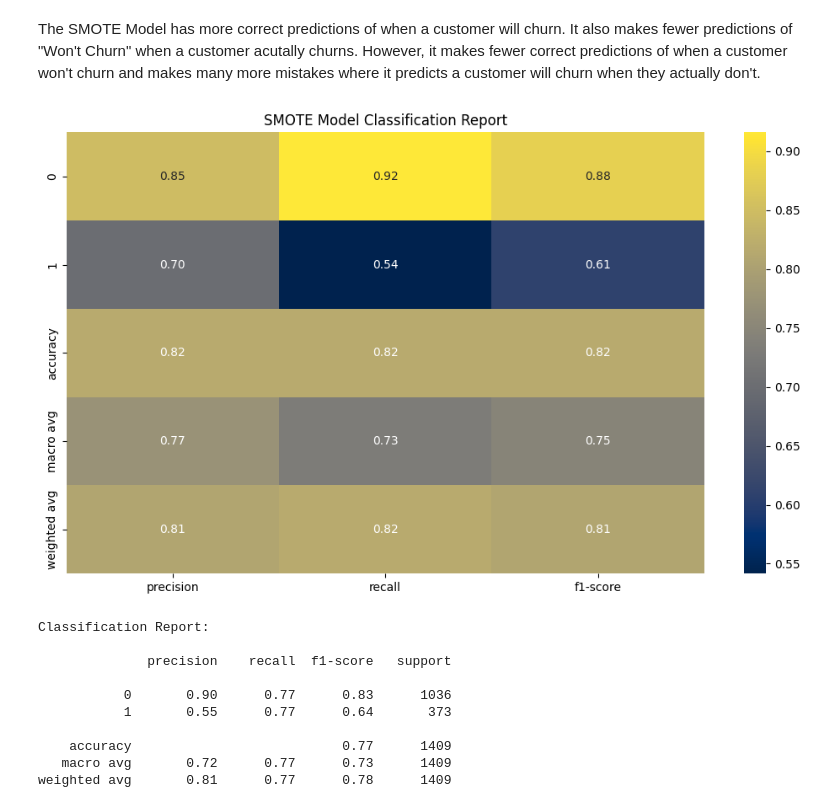
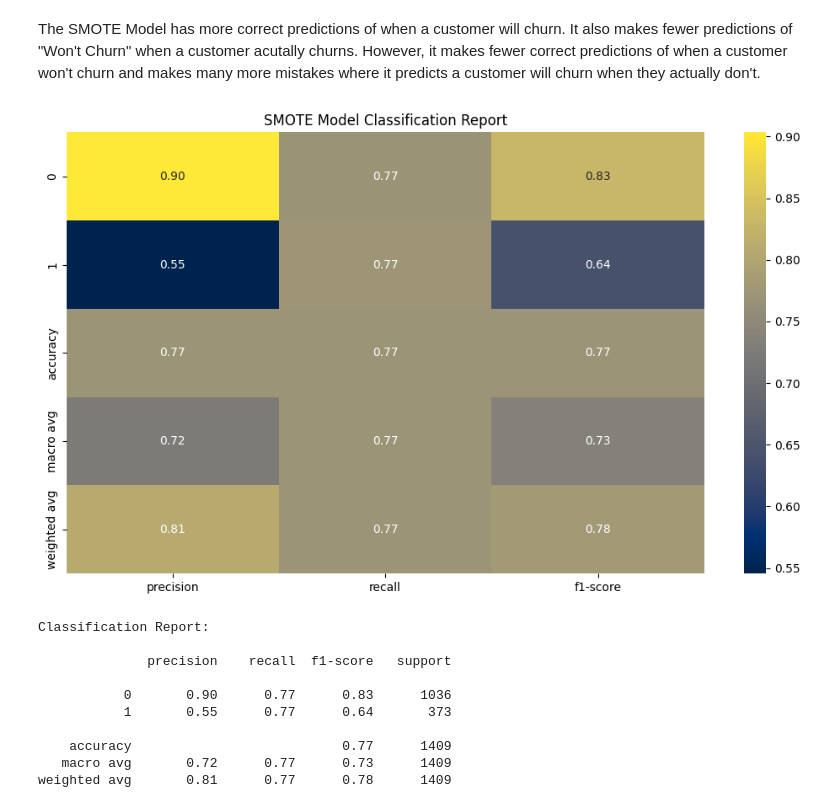
Before and after one commit to nvpham12/Telecom-Customer-Churn-Prediction-and-Data-Analysis, a Jupyter notebook: Telecom_Customer_Churn_Prediction.ipynb, the cells around one changed output. Saved outputs shown, nothing was run; the diff lists cells and outputs as text; code cells hidden in the pictures.

```diff
--- a/Customer_Churn_Prediction.ipynb
+++ b/Telecom_Customer_Churn_Prediction.ipynb
@@ -768,21 +768,21 @@ plt.show()
 The SMOTE Model has more correct predictions of when a customer will churn. It also makes fewer predictions of "Won't Churn" when a customer acutally churns. However, it makes fewer correct predictions of when a customer won't churn and makes many more mistakes where it predicts a customer will churn when they actually don't.
 # %%
 # Save Classification Report as dataframe and transpose
-report_dict = classification_report(y_test, y_pred, output_dict=True)
+report_dict = classification_report(y_test, y_pred_smote, output_dict=True)
 report_df = pd.DataFrame(report_dict).transpose()
 
 # Drop support column
 report_df = report_df.drop(columns=['support'])
 
 # Construct the heatmap
 plt.figure(figsize=(10, 6))
 sns.heatmap(report_df, annot=True, cmap='cividis', fmt=".2f")
 plt.title('SMOTE Model Classification Report')
 plt.tight_layout()
-plt.savefig('smote_report.png')
+plt.savefig('churn_prediction_visuals/smote_report.png')
 plt.show()
 # %% [output]
-[figure, old version]
+[figure, new version]
 # %%
 # Classification report
 print("Classification Report:\n")
```
Also changed, not shown: parts of 19 cells of this notebook.
